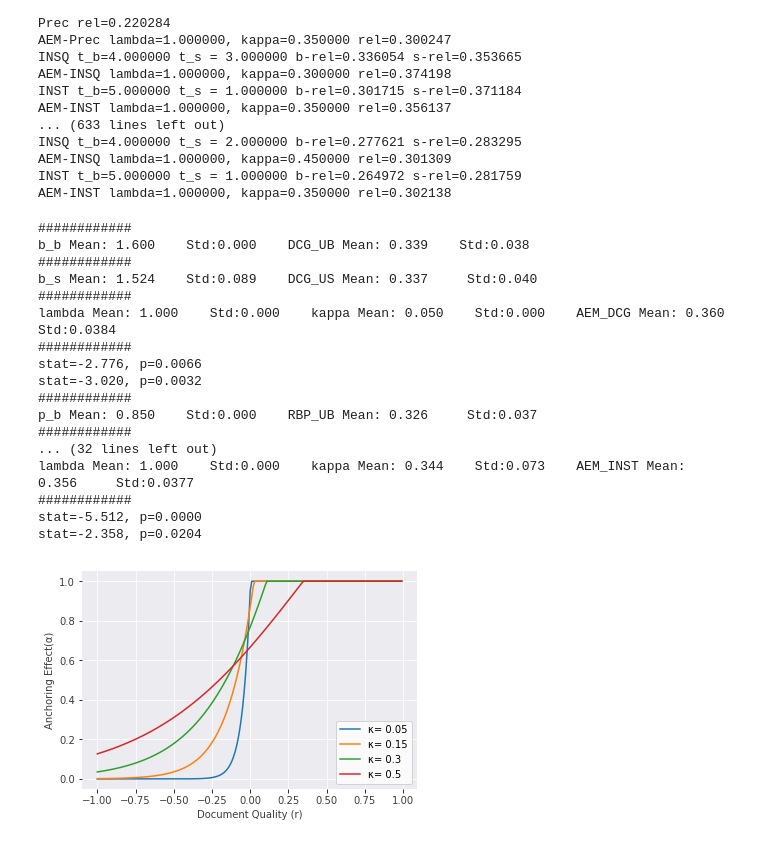
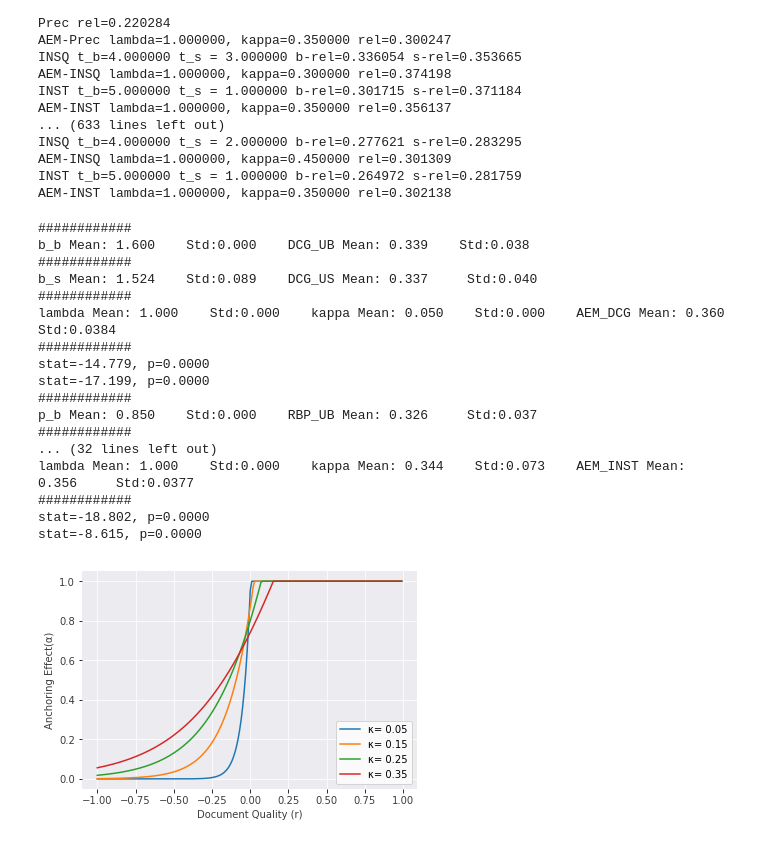
Before and after one commit to pleviumtan/anchoring-effect-metrics, a Jupyter notebook: AEM.ipynb, the cells around one changed output. Saved outputs shown, nothing was run; the diff lists cells and outputs as text; code cells hidden in the pictures.

```diff
--- a/AEM.ipynb
+++ b/AEM.ipynb
@@ -663,9 +663,9 @@ print('b_s Mean: %.3f    Std:%.3f    DCG_US Mean: %.3f     Std:%.3f       '%(bss
 print('############')
 print('lambda Mean: %.3f    Std:%.3f    kappa Mean: %.3f    Std:%.3f    AEM_DCG Mean: %.3f     Std:%.4f'%(l1s.mean(), l1s.std(), k1s.mean(), k1s.std(), rl_dcg_AEM.mean(), rl_dcg_AEM.std()))
 print('############')
-stat, p = scipy.stats.ttest_ind(rl_dcg_b, rl_dcg_AEM)
+stat, p = scipy.stats.ttest_rel(rl_dcg_b, rl_dcg_AEM)
 print('stat=%.3f, p=%.4f' % (stat, p))
-stat, p = scipy.stats.ttest_ind(rl_dcg_s, rl_dcg_AEM)
+stat, p = scipy.stats.ttest_rel(rl_dcg_s, rl_dcg_AEM)
 print('stat=%.3f, p=%.4f' % (stat, p))
 
 print('############')
@@ -675,9 +675,9 @@ print('p_s Mean: %.3f    Std:%.3f    RBP_US Mean: %.3f     Std:%.3f   '%(pss.mea
 print('############')
 print('lambda Mean: %.3f    Std:%.3f    kappa Mean: %.3f    Std:%.3f    AEM_RBP Mean: %.3f     Std:%.4f'%(l2s.mean(), l2s.std(), k2s.mean(), k2s.std(), rl_rbp_AEM.mean(), rl_rbp_AEM.std()))
 print('############')
-stat, p = scipy.stats.ttest_ind(rl_rbp_b, rl_rbp_AEM)
+stat, p = scipy.stats.ttest_rel(rl_rbp_b, rl_rbp_AEM)
 print('stat=%.3f, p=%.4f' % (stat, p))
-stat, p = scipy.stats.ttest_ind(rl_rbp_s, rl_rbp_AEM)
+stat, p = scipy.stats.ttest_rel(rl_rbp_s, rl_rbp_AEM)
 print('stat=%.3f, p=%.4f' % (stat, p))
 
 print('############')
@@ -685,7 +685,7 @@ print('ERR Mean: %.3f     Std:%.3f'%(rl_err.mean(), rl_err.std()))
 print('############')
 print('lambda Mean: %.3f    Std:%.3f    kappa Mean: %.3f    Std:%.3f    AEM_ERR Mean: %.3f     Std:%.4f'%(l3s.mean(), l3s.std(), k3s.mean(), k3s.std(), rl_err_AEM.mean(), rl_err_AEM.std()))
 print('############')
-stat, p = scipy.stats.ttest_ind(rl_err, rl_err_AEM)
+stat, p = scipy.stats.ttest_rel(rl_err, rl_err_AEM)
 print('stat=%.3f, p=%.4f' % (stat, p))
 
 print('############')
@@ -693,7 +693,7 @@ print('Prec Mean: %.3f     Std:%.3f'%(rl_p.mean(), rl_p.std()))
 print('############')
 print('lambda Mean: %.3f    Std:%.3f    kappa Mean: %.3f    Std:%.3f    AEM_Prec Mean: %.3f     Std:%.4f'%(l4s.mean(), l4s.std(), k4s.mean(), k4s.std(), rl_p_AEM.mean(), rl_p_AEM.std()))
 print('############')
-stat, p = scipy.stats.ttest_ind(rl_p, rl_p_AEM)
+stat, p = scipy.stats.ttest_rel(rl_p, rl_p_AEM)
 print('stat=%.3f, p=%.4f' % (stat, p))
 
 print('############')
@@ -703,9 +703,9 @@ print('t_s Mean: %.3f    Std:%.3f    INSQ_US Mean: %.3f     Std:%.3f   '%(t1ss.m
 print('############')
 print('lambda Mean: %.3f    Std:%.3f    kappa Mean: %.3f    Std:%.3f    AEM_INSQ Mean: %.3f     Std:%.4f'%(l5s.mean(), l5s.std(), k5s.mean(), k5s.std(), rl_insq_AEM.mean(), rl_insq_AEM.std()))
 print('############')
-stat, p = scipy.stats.ttest_ind(rl_insq_b, rl_insq_AEM)
+stat, p = scipy.stats.ttest_rel(rl_insq_b, rl_insq_AEM)
 print('stat=%.3f, p=%.4f' % (stat, p))
-stat, p = scipy.stats.ttest_ind(rl_insq_s, rl_insq_AEM)
+stat, p = scipy.stats.ttest_rel(rl_insq_s, rl_insq_AEM)
 print('stat=%.3f, p=%.4f' % (stat, p))
 
 print('############')
@@ -715,9 +715,9 @@ print('t_s Mean: %.3f    Std:%.3f    INST_US Mean: %.3f     Std:%.3f   '%(t2ss.m
 print('############')
 print('lambda Mean: %.3f    Std:%.3f    kappa Mean: %.3f    Std:%.3f    AEM_INST Mean: %.3f     Std:%.4f'%(l6s.mean(), l6s.std(), k6s.mean(), k6s.std(), rl_inst_AEM.mean(), rl_inst_AEM.std()))
 print('############')
-stat, p = scipy.stats.ttest_ind(rl_inst_b, rl_inst_AEM)
+stat, p = scipy.stats.ttest_rel(rl_inst_b, rl_inst_AEM)
 print('stat=%.3f, p=%.4f' % (stat, p))
-stat, p = scipy.stats.ttest_ind(rl_inst_s, rl_inst_AEM)
+stat, p = scipy.stats.ttest_rel(rl_inst_s, rl_inst_AEM)
 print('stat=%.3f, p=%.4f' % (stat, p))
 # %% [output]
 ############
@@ -727,16 +727,16 @@ b_s Mean: 1.524    Std:0.089    DCG_US Mean: 0.337     Std:0.040
 ############
 lambda Mean: 1.000    Std:0.000    kappa Mean: 0.050    Std:0.000    AEM_DCG Mean: 0.360     Std:0.0384
 ############
-stat=-2.776, p=0.0066
-stat=-3.020, p=0.0032
+stat=-14.779, p=0.0000
+stat=-17.199, p=0.0000
 ############
 p_b Mean: 0.850    Std:0.000    RBP_UB Mean: 0.326     Std:0.037
 ############
 ... (32 lines left out)
 lambda Mean: 1.000    Std:0.000    kappa Mean: 0.344    Std:0.073    AEM_INST Mean: 0.356     Std:0.0377
 ############
-stat=-5.512, p=0.0000
-stat=-2.358, p=0.0204
+stat=-18.802, p=0.0000
+stat=-8.615, p=0.0000
 # %%
 '''
 About Kappa
@@ -745,8 +745,8 @@ import matplotlib.pyplot as plt
 # %%
 k_1 = 0.05
 k_2 = 0.15
-k_3 = 0.3
-k_4 = 0.5
+k_3 = 0.25
+k_4 = 0.35
 
 x = [i for i in np.arange(-1, 1, 0.01)]
 y1 = []
@@ -756,36 +756,36 @@ y4 = []
 for i in x:
     y1.append(min(1/(k_1 + math.exp(-(1/k_1)*(i))), 1))
     y2.append(min(1/(k_2 + math.exp(-(1/k_2)*(i))), 1))
     y3.append(min(1/(k_3 + math.exp(-(1/k_3)*(i))), 1))
     y4.append(min(1/(k_4 + math.exp(-(1/k_4)*(i))), 1))
 
 #plt.figure(figsize=(14, 9))
 plt.plot(x, y1, label = "κ= %.2f"%(k_1))
 plt.plot(x, y2, label = "κ= %.2f"%(k_2))
-plt.plot(x, y3, label = "κ= %.1f"%(k_3))
-plt.plot(x, y4, label = "κ= %.1f"%(k_4))
+plt.plot(x, y3, label = "κ= %.2f"%(k_3))
+plt.plot(x, y4, label = "κ= %.2f"%(k_4))
 
 ax = plt.gca()
 
 ax.set_facecolor('#ECEBF0') # Set background-colour
 ax.spines['top'].set_visible(False) #去掉上边框
 ax.spines['bottom'].set_visible(False) #去掉下边框
 ax.spines['left'].set_visible(False) #去掉左边框
 ax.spines['right'].set_visible(False) #去掉右边框
 
 plt.grid(c='#FFFFFF')
 plt.xticks(color = "#3c3c3c")
 plt.yticks(color = "#3c3c3c")
 
 plt.xlabel('Document Quality (r)', color = "#3c3c3c")
 plt.ylabel('Anchoring Effect(α)', color = "#3c3c3c")
 
 plt.legend(loc='lower right')
 plt.savefig('kappa-compare.png', dpi=1100, bbox_inches='tight')
 
 plt.show()
 # %% [output]
-[figure, old version]
+[figure, new version]
 # %%
 '''
 R with different kappa
```
